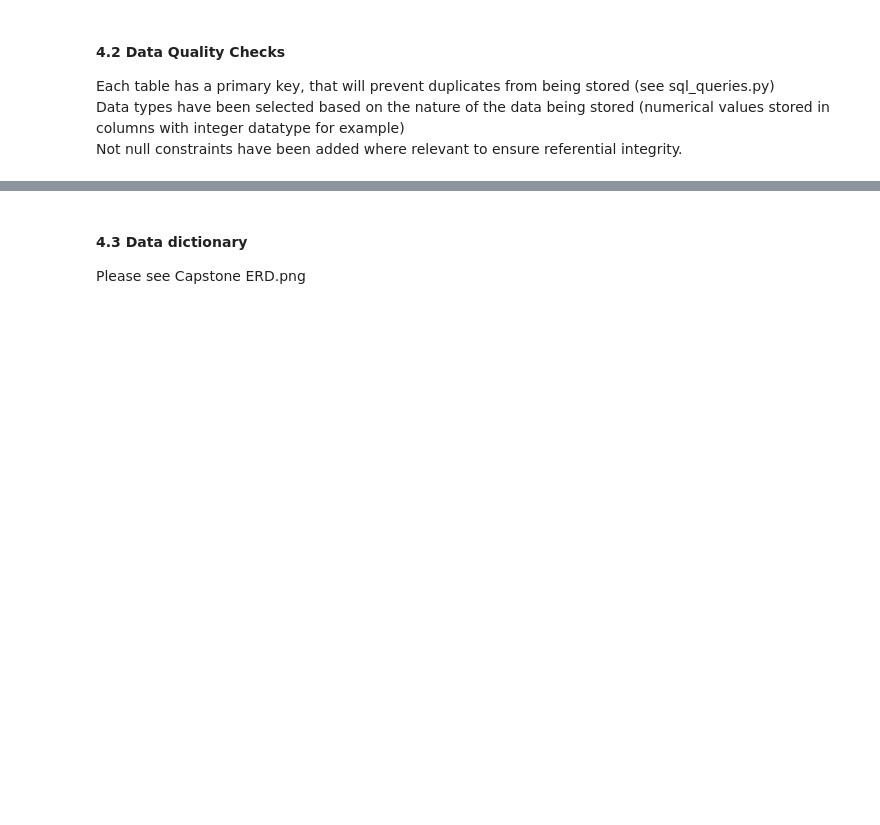
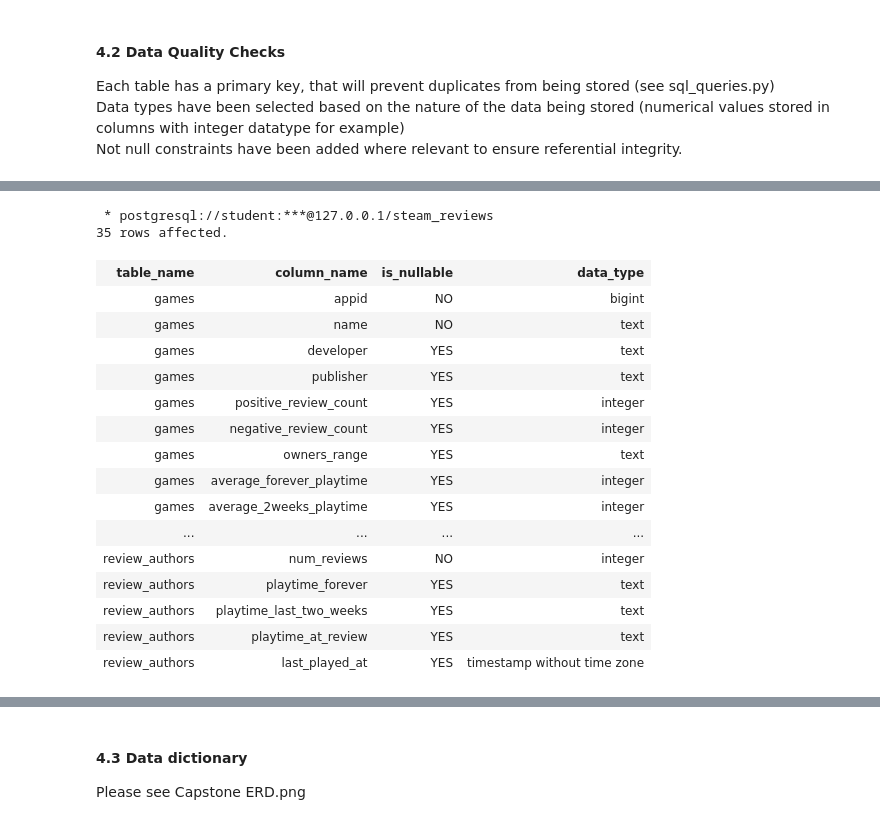
Before and after one commit to Gregpeinke/dend, a Jupyter notebook: Capstone Project.ipynb, the cells around one changed output, grey strips where cells are left out. Saved outputs shown, nothing was run; the diff lists cells and outputs as text; code cells hidden in the pictures; blank space fills up the shorter version.

Commit message:
review updates

```diff
--- a/Capstone Project.ipynb
+++ b/Capstone Project.ipynb
@@ -260,6 +270,26 @@ WHERE  i.indrelid IN ('{games}'::regclass, '{reviews}'::regclass, '{review_autho
 # %%
 # check not null constraints
-%sql SELECT table_name, column_name, is_nullable, data_type FROM information_schema.columns WHERE is_nullable = TRUE
+%sql SELECT table_name, column_name, is_nullable, data_type FROM information_schema.columns \
+WHERE table_name IN ('games', 'reviews', 'review_authors')
+# %% [output]
+ * postgresql://student:***@127.0.0.1/steam_reviews
+35 rows affected.
+| table_name | column_name | is_nullable | data_type |
+| games | appid | NO | bigint |
+| games | name | NO | text |
+| games | developer | YES | text |
+| games | publisher | YES | text |
+| games | positive_review_count | YES | integer |
+| games | negative_review_count | YES | integer |
+| games | owners_range | YES | text |
+| games | average_forever_playtime | YES | integer |
+| games | average_2weeks_playtime | YES | integer |
+| ... | ... | ... | ... |
+| review_authors | num_reviews | NO | integer |
+| review_authors | playtime_forever | YES | text |
+| review_authors | playtime_last_two_weeks | YES | text |
+| review_authors | playtime_at_review | YES | text |
+| review_authors | last_played_at | YES | timestamp without time zone |
 # %%
 # sense check integer data types
 # expecting; positive_review_count, negative_review_count, x_playtime columns etc.
```
Also changed, not shown: parts of 8 cells of this notebook, 1 other file.
